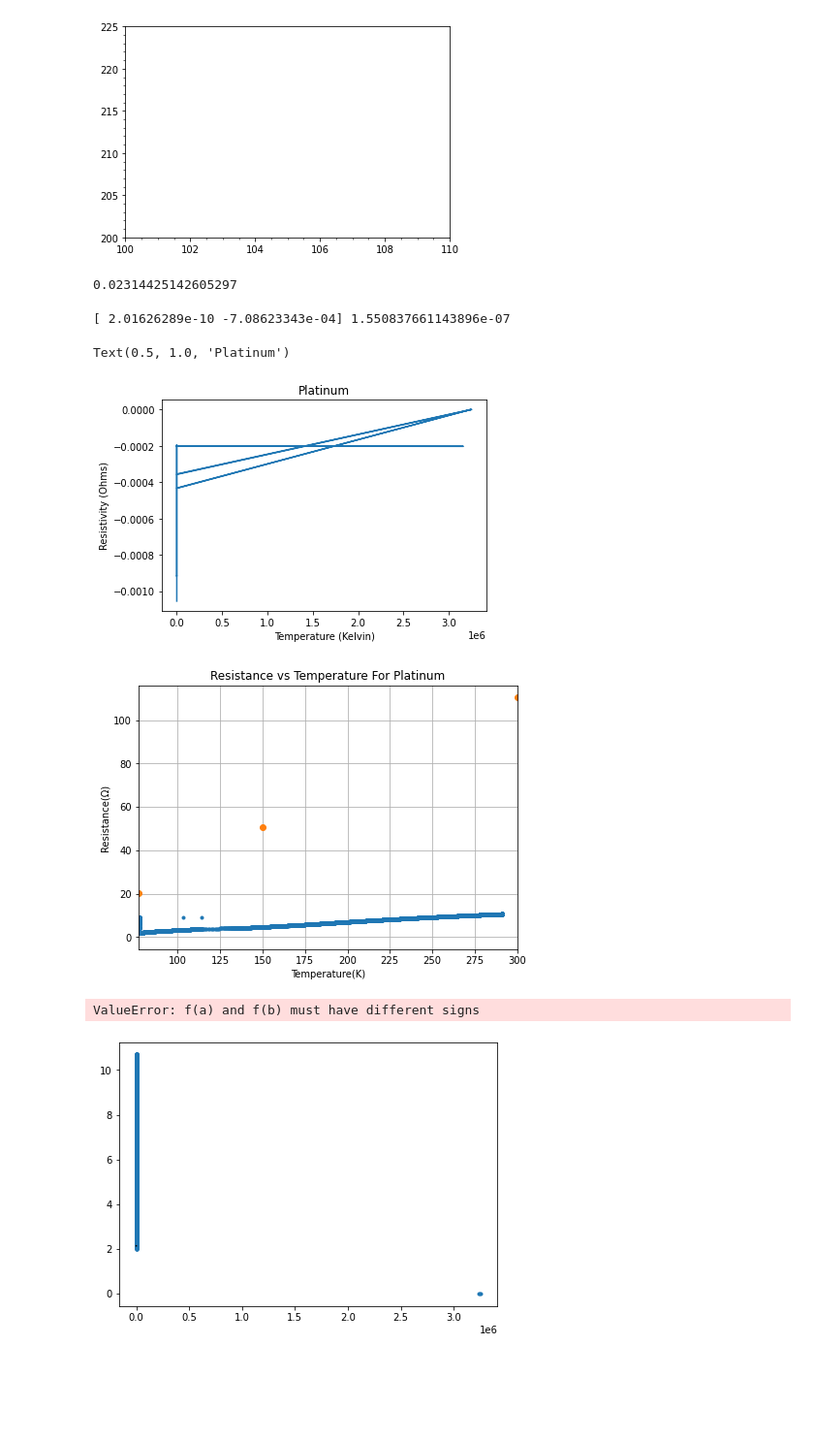
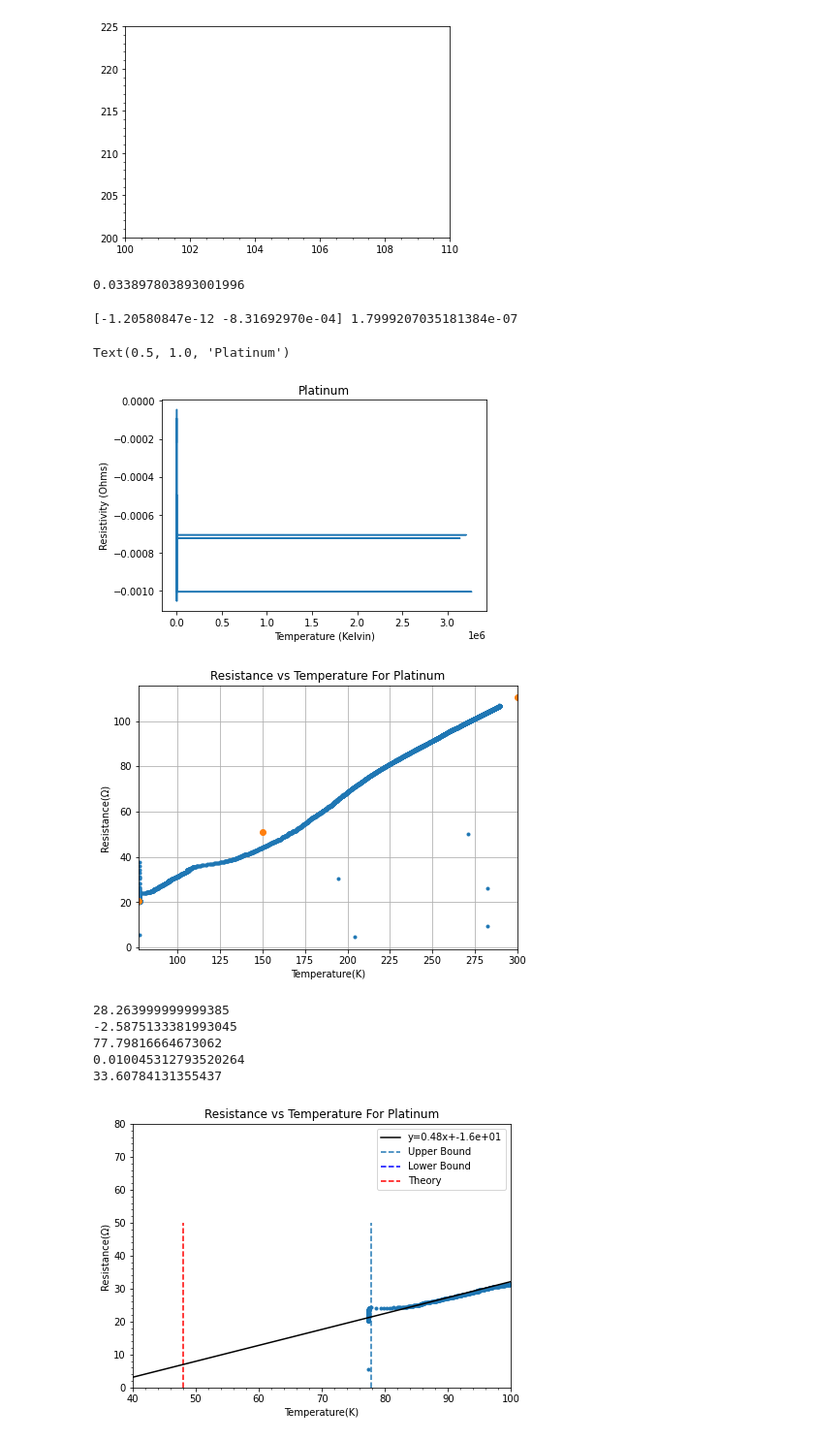
Before and after one commit to cwru-robin/Phys301, a Jupyter notebook: Resistivity/A2.ipynb, the cells around one changed output. Shown at 97% size. Saved outputs shown, nothing was run; the diff lists cells and outputs as text; code cells hidden in the pictures; blank space fills up the shorter version.

```diff
--- a/Resistivity/A2.ipynb
+++ b/Resistivity/A2.ipynb
@@ -79,7 +79,7 @@ tempconversion=np.flip(pd.read_csv("Si_Diode_Specs_New.csv", header=None).to_num
 
 tempconspline= inter.InterpolatedUnivariateSpline(tempconversion[1],tempconversion[0])
 # %%
-trail=5
+trail=1
 takepoints=1
 xrange=np.arange(0,len(dunktrail[trail][0][np.where(dunktrail[trail][0]>-2)])*.4,.4)
 temp=tempconspline(dunktrail[trail][0][np.where(dunktrail[trail][0]>-2)])
@@ -129,7 +129,7 @@ plt.plot(splines[0](xfinerange)[100::],splines[3](xfinerange)[100::],".")
 sigp = np.sqrt(np.diag(C))
 sigp[0]
 # %% [output]
-0.02314425142605297
+0.033897803893001996
 # %%
 xrange=np.arange(0,len(dunktrail[trail][0][np.where(dunktrail[trail][0]>-2)])*.4,.4)
 sortedlist=splines[0](xrange)[500::takepoints]
@@ -148,9 +148,9 @@ plt.ylabel("Resistivity (Ohms)")
 plt.xlabel("Temperature (Kelvin)")
 plt.title("Platinum")
 # %% [output]
-[ 2.01626289e-10 -7.08623343e-04] 1.550837661143896e-07
+[-1.20580847e-12 -8.31692970e-04] 1.7999207035181384e-07
 Text(0.5, 1.0, 'Platinum')
-[figure, old version]
+[figure, new version]
 # %%
 arr1 = [77,150,300]
 arr2 = [20.38,50.788,110.354]
@@ -160,7 +160,7 @@ fplat = dunktrail[trail][1]/current
 # let us make a simple graph
 fig = plt.figure(figsize=[7,5])
 ax = plt.subplot(111)
-ax.plot(temp, -fplat/10, ".")
+ax.plot(temp, -fplat, ".")
 ax.plot(arr1, arr2,marker="o", ls="")
 # set the basic properties
 ax.set_ylabel('Resistance(Ω)')
@@ -174,9 +174,9 @@ ax.set_xlim(77, 300)
 # set the grid on
 ax.grid('on')
 # %% [output]
-[figure, old version]
+[figure, new version]
 # %%
-p, C = opt.curve_fit(linemodel, (temp)[450:1000], -0.1*fplat[450:1000], absolute_sigma=True)
+p, C = opt.curve_fit(linemodel, (temp)[450:1000], -fplat[450:1000], absolute_sigma=True)
 sigp = np.sqrt(np.diag(C))
 m = p[0]
 b = p[1]
@@ -184,36 +184,41 @@ err = sigp[0]
 x = np.arange(28, 150, 0.0001)
 # let us make a simple graph
 fig = plt.figure(figsize=[7,5])
 ax = plt.subplot(111)
-ax.plot(temp[550:], -0.1*fplat[550:], ".")
-ax.plot(x, linemodel(x, m, b), "k", label = "linear regression")
-lowerbound=opt.brentq(lambda x: linemodel(x,m,b),40,50)
+ax.plot(temp[550:], -fplat[550:], ".")
+ax.plot(x, linemodel(x, m, b), "k", label =f"y={m:.2}x+{b:.2}")
+lowerbound=opt.brentq(lambda x: linemodel(x,m,b),30,50)
 
 
 
 
 # set the basic properties
 ax.set_ylabel('Resistance(Ω)')
 ax.set_xlabel('Temperature(K)')
 ax.set_title('Resistance vs Temperature For Platinum')
 
 # set the limits
 ax.set_xlim(40, 100)
-ax.set_ylim(0, 8)
+ax.set_ylim(0, 80)
 
 # set the grid on
 ax.minorticks_on()
 ax.vlines(temp[400:][0], 0, 50, linestyles="dashed",label="Upper Bound")
 
 ax.vlines(lowerbound, 0, 50, linestyles="dashed", label="Lower Bound",colors="blue")
 
 ax.vlines(48, 0, 50, linestyles="dashed",colors="red",label="Theory")
 plt.legend()
 t = 2640
 print(x[t])
 print(linemodel(x, m, b)[t])
 print(temp[400:][0])
 print(err)
+print(lowerbound)
 # %% [output]
-ValueError: f(a) and f(b) must have different signs
+28.263999999999385
+-2.5875133381993045
+77.79816664673062
+0.010045312793520264
+33.60784131355437
-[figure, old version]
+[figure, new version]
```
Also changed, not shown: parts of 6 cells of this notebook.
